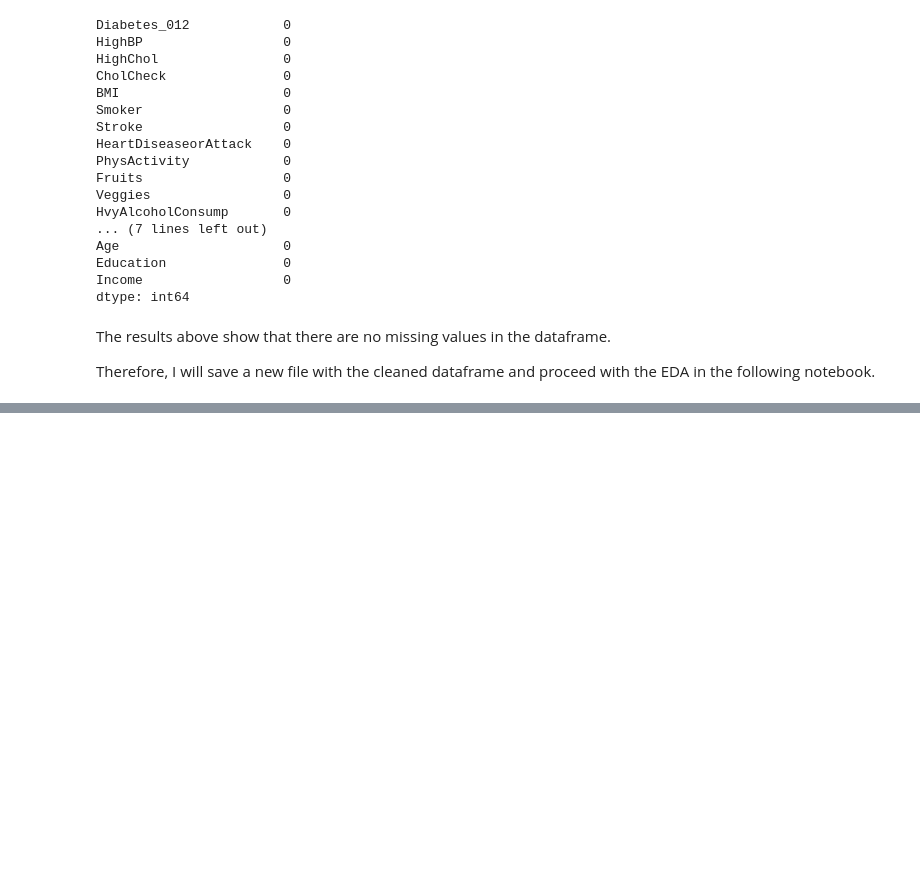
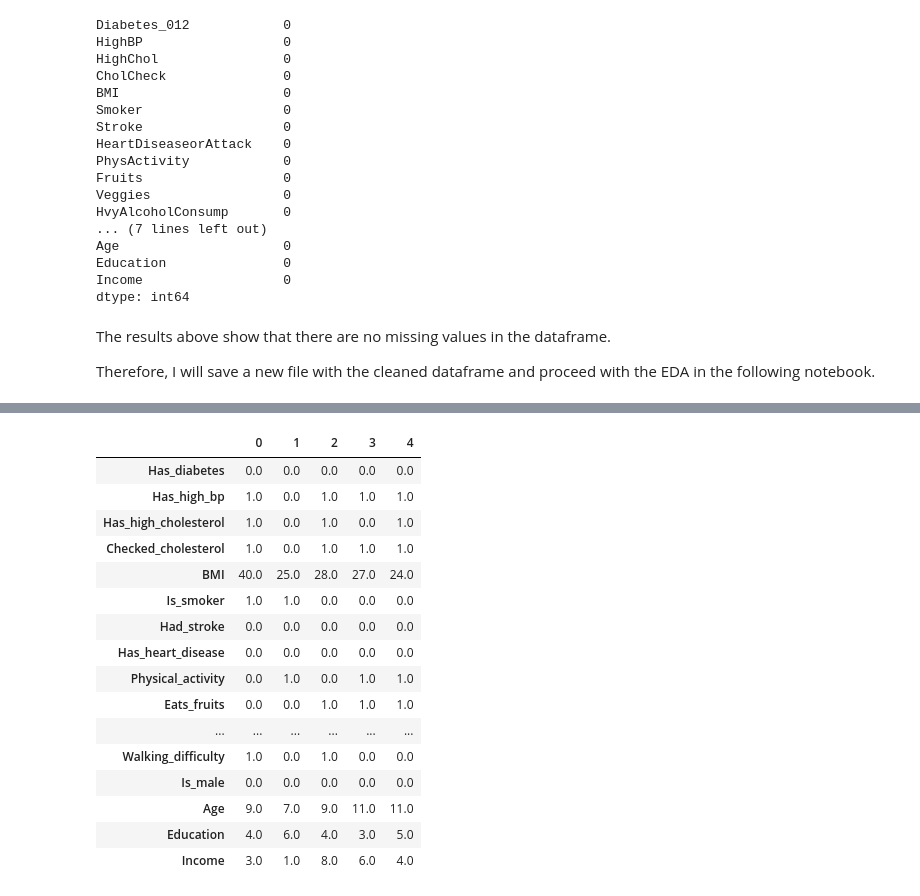
Before and after one commit to diego2017/capstone_disease_predictor, a Jupyter notebook: notebooks/01-data-loading-cleaning.ipynb, the cells around one changed output, grey strips where cells are left out. Cells and saved outputs as stored; diff of their text form; code cells hidden in the pictures; blank space fills up the shorter version.

```diff
--- a/notebooks/01-data-loading-cleaning.ipynb
+++ b/notebooks/01-data-loading-cleaning.ipynb
@@ -136,0 +282,3 @@ Therefore, I will save a new file with the cleaned dataframe and proceed with th
+# %%
+df_cleaned = df_raw.copy()
+df_cleaned.head().T
@@ -137,2 +303,77 @@ Therefore, I will save a new file with the cleaned dataframe and proceed with th
+# %%
+# Change the names of columns to names that provide better guidance on the data in the column
+#Change the name of Diabetes_012 column
+df_cleaned.rename(columns={'Diabetes_012': 'Has_diabetes'}, inplace=True)
+
+#Change the name of  HighBP column
+df_cleaned.rename(columns={'HighBP': 'Has_high_bp'}, inplace=True)
+
+#Change the name of  HighChol column
+df_cleaned.rename(columns={'HighChol': 'Has_high_cholesterol'}, inplace=True)
+
+#Change the name of  CholCheck column
+df_cleaned.rename(columns={'CholCheck': 'Checked_cholesterol'}, inplace=True)
+
+#Change the name of  Smoker column
+df_cleaned.rename(columns={'Smoker': 'Is_smoker'}, inplace=True)
+
+#Change the name of  Stroke column
+df_cleaned.rename(columns={'Stroke': 'Had_stroke'}, inplace=True)
+
+#Change the name of  HeartDiseaseorAttack column
+df_cleaned.rename(columns={'HeartDiseaseorAttack': 'Has_heart_disease'}, inplace=True)
+
+#Change the name of  PhysActivity column
+df_cleaned.rename(columns={'PhysActivity': 'Physically_active'}, inplace=True)
+
+#Change the name of  Fruits column
+df_cleaned.rename(columns={'Fruits': 'Eats_fruits'}, inplace=True)
+
+#Change the name of  Veggies column
+df_cleaned.rename(columns={'Veggies': 'Eats_veggies'}, inplace=True)
+
+#Change the name of  HvyAlcoholConsump column
+df_cleaned.rename(columns={'HvyAlcoholConsump': 'Heavy_drinker'}, inplace=True)
+
+#Change the name of  AnyHealthcare column
+df_cleaned.rename(columns={'AnyHealthcare': 'Has_healthcare_cov'}, inplace=True)
+
+#Change the name of  NoDocbcCost column
+df_cleaned.rename(columns={'NoDocbcCost': 'No_attention_bc_cost'}, inplace=True)
+
+#Change the name of  GenHlth column
+df_cleaned.rename(columns={'GenHlth': 'General_health_score'}, inplace=True)
+
+#Change the name of  MentHlth column
+df_cleaned.rename(columns={'MentHlth': 'Mental_health_bad_days'}, inplace=True)
+
+#Change the name of  PhysHlth column
+df_cleaned.rename(columns={'PhysHlth': 'Physical_health_bad_days'}, inplace=True)
+
+#Change the name of  DiffWalk column
+df_cleaned.rename(columns={'DiffWalk': 'Walking_difficulty'}, inplace=True)
+
+#Change the name of  Sex column
+df_cleaned.rename(columns={'Sex': 'Is_male'}, inplace=True)
+
+df_cleaned.head().T
+# %% [output]
+|  | 0 | 1 | 2 | 3 | 4 |
+| Has_diabetes | 0.0 | 0.0 | 0.0 | 0.0 | 0.0 |
+| Has_high_bp | 1.0 | 0.0 | 1.0 | 1.0 | 1.0 |
+| Has_high_cholesterol | 1.0 | 0.0 | 1.0 | 0.0 | 1.0 |
+| Checked_cholesterol | 1.0 | 0.0 | 1.0 | 1.0 | 1.0 |
+| BMI | 40.0 | 25.0 | 28.0 | 27.0 | 24.0 |
+| Is_smoker | 1.0 | 1.0 | 0.0 | 0.0 | 0.0 |
+| Had_stroke | 0.0 | 0.0 | 0.0 | 0.0 | 0.0 |
+| Has_heart_disease | 0.0 | 0.0 | 0.0 | 0.0 | 0.0 |
+| Physical_activity | 0.0 | 1.0 | 0.0 | 1.0 | 1.0 |
+| Eats_fruits | 0.0 | 0.0 | 1.0 | 1.0 | 1.0 |
+| ... | ... | ... | ... | ... | ... |
+| Walking_difficulty | 1.0 | 0.0 | 1.0 | 0.0 | 0.0 |
+| Is_male | 0.0 | 0.0 | 0.0 | 0.0 | 0.0 |
+| Age | 9.0 | 7.0 | 9.0 | 11.0 | 11.0 |
+| Education | 4.0 | 6.0 | 4.0 | 3.0 | 5.0 |
+| Income | 3.0 | 1.0 | 8.0 | 6.0 | 4.0 |
 # %%
 df_cleaned.to_csv("../Data/Cleaned data/Diabetes_Health_Indicators_Cleaned_.csv", index=False)
```
Also changed, not shown: parts of 16 cells of this notebook.
